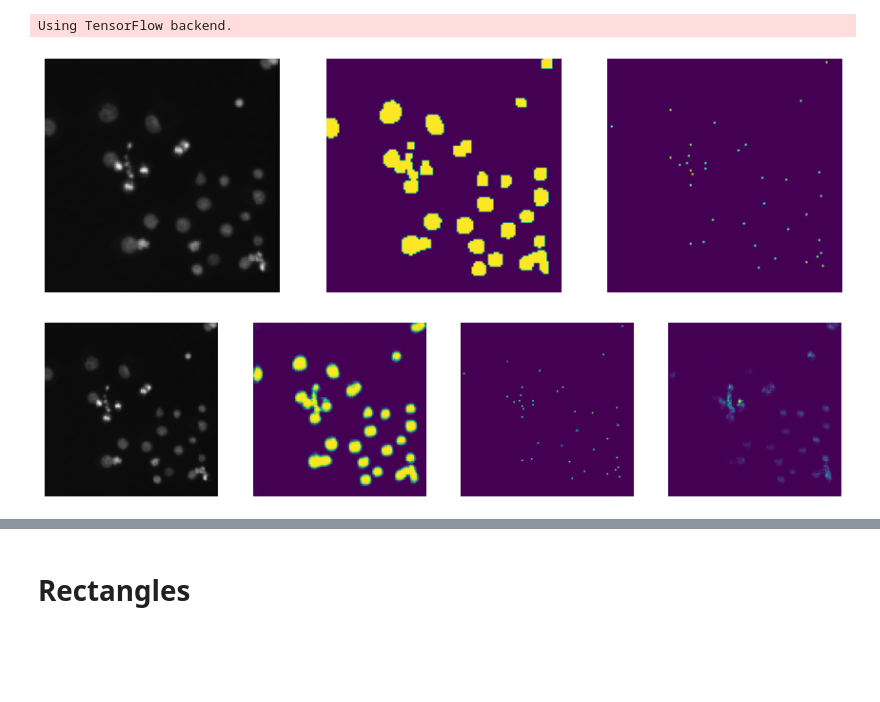
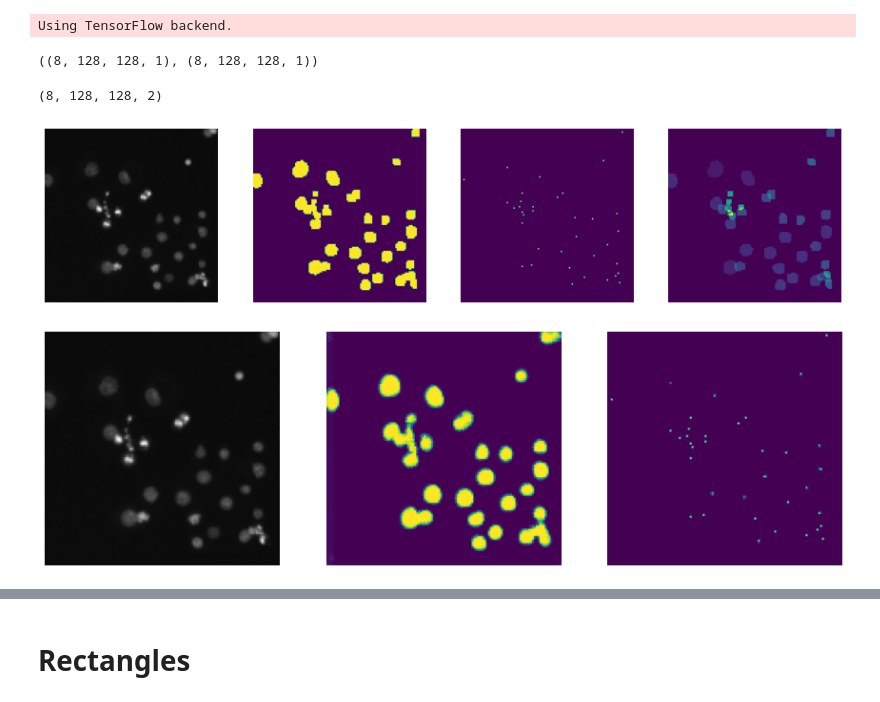
Before and after one commit to alexeyrodriguez/ds-bowl-2018, a Jupyter notebook: src/overfitting_metric.ipynb, the cells around one changed output, grey strips where cells are left out. Saved outputs shown, nothing was run; the diff lists cells and outputs as text; code cells hidden in the pictures; blank space fills up the shorter version.

```diff
--- a/src/overfitting_metric.ipynb
+++ b/src/overfitting_metric.ipynb
@@ -44,14 +44,22 @@ IMG_WIDTH = 128
 IMG_HEIGHT = 128
 IMG_CHANNELS = 3
 
-ztx, zty, ztc, zto, ztdx1, ztdy1, ztdx2, ztdy2, ztrm, _ = sources.flattened_trainset_ex_2(IMG_WIDTH, IMG_HEIGHT, IMG_CHANNELS, 8)
+ztx, zty, ztc, ztdx1, ztdy1, ztdx2, ztdy2, ztrm, ztmw, _ = sources.flattened_trainset_ex_2(IMG_WIDTH, IMG_HEIGHT, IMG_CHANNELS, 8)
+# %%
+zty.shape, ztmw.shape
+# %% [output]
+((8, 128, 128, 1), (8, 128, 128, 1))
+# %%
+np.concatenate([zty, ztmw], axis=-1).shape
+# %% [output]
+(8, 128, 128, 2)
 # %%
 # Look at input, ground truth and computed nuclei center for first image
 
 ix = 0
-show_imgs([ztx[ix], zty[ix], ztc[ix]])
+show_imgs([ztx[ix], zty[ix], ztc[ix], ztmw[ix]])
 # %% [output]
-[figure, old version]
+[figure, new version]
 # %%
 # Compile to False because testing is not needed
 # This way custom loss functions are not needed
@@ -61,6 +69,6 @@ pty, ptc, pto, ptdx1, ptdy1, ptdx2, ptdy2 = model_ext_2.predict(ztx)
 # %%
 # Look at input, predicted masks, centers and overlaps (the latter is not used)
 
-show_imgs([ztx[ix], pty[ix], ptc[ix], pto[ix]])
+show_imgs([ztx[ix], pty[ix], ptc[ix]])
 # %% [output]
-[figure, old version]
+[figure, new version]
```
Also changed, not shown: parts of 16 cells of this notebook, 2 other files.
